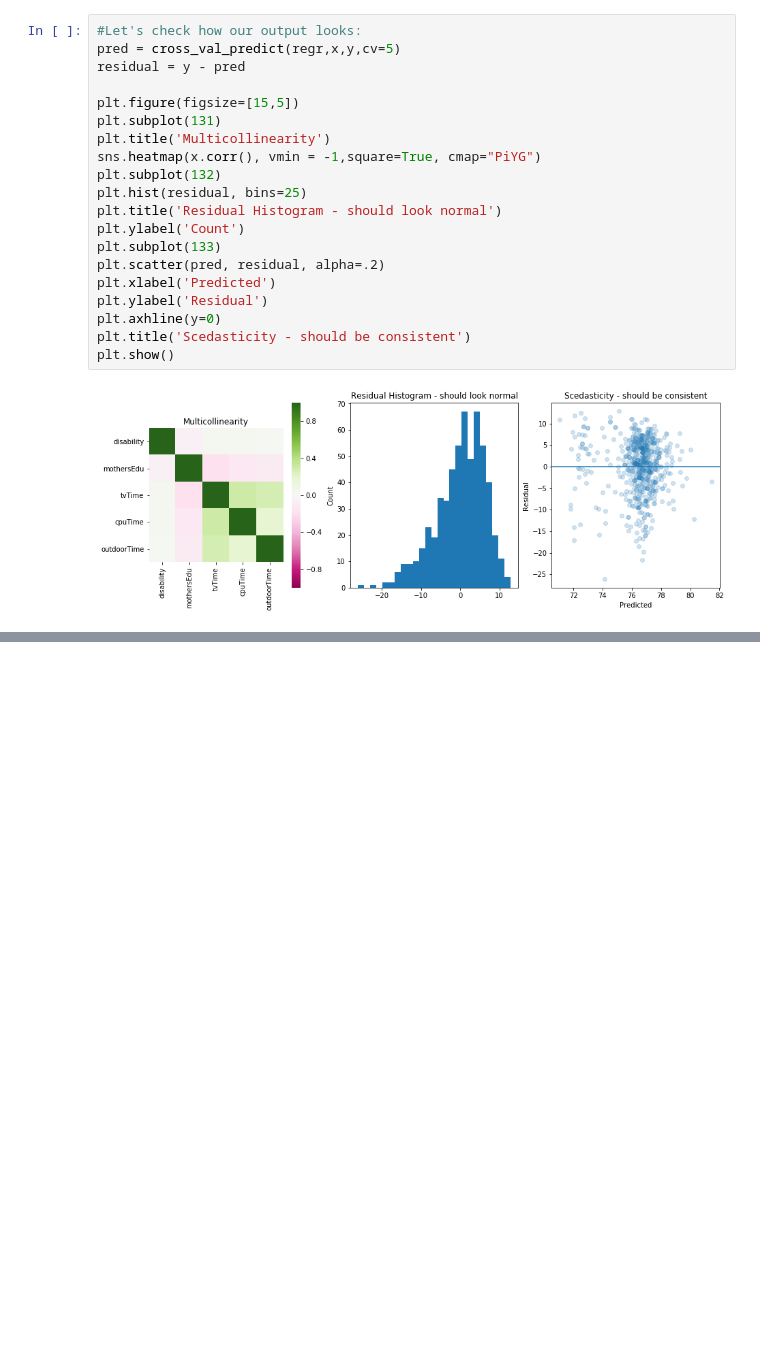
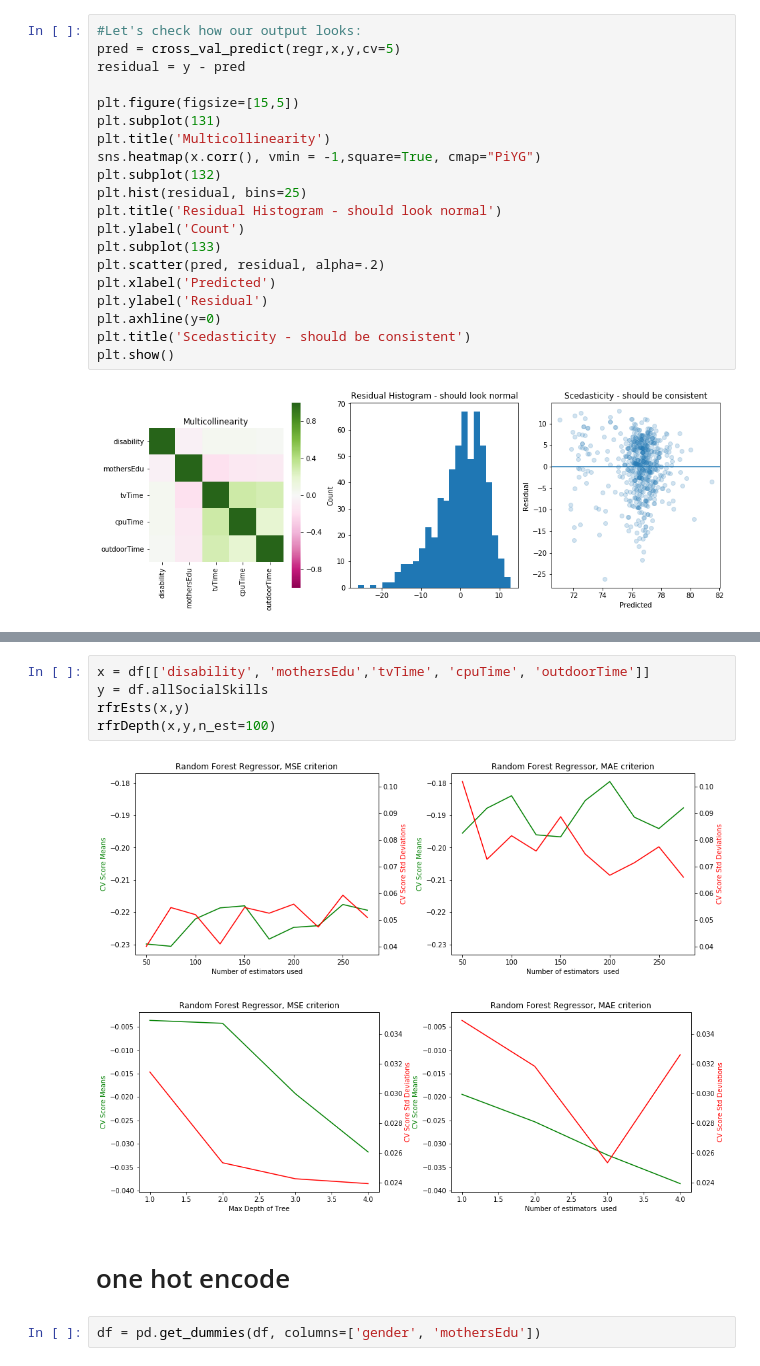
Before and after one commit to conditg/predicting-disruption, a Jupyter notebook: ScreenTime_SocialSkills.ipynb, the cells around one changed output, grey strips where cells are left out. Saved outputs shown, nothing was run; the diff lists cells and outputs as text; blank space fills up the shorter version.

```diff
--- a/ScreenTime_SocialSkills.ipynb
+++ b/ScreenTime_SocialSkills.ipynb
@@ -154,0 +273,12 @@ plt.show()
+# %%
+x = df[['disability', 'mothersEdu','tvTime', 'cpuTime', 'outdoorTime']]
+y = df.allSocialSkills
+rfrEsts(x,y)
+rfrDepth(x,y,n_est=100)
+# %% [output]
+[figure, added]
+[figure, added]
+# %% [markdown]
+# one hot encode
+# %%
+df = pd.get_dummies(df, columns=['gender', 'mothersEdu'])
```
Also changed, not shown: parts of 78 cells of this notebook.
